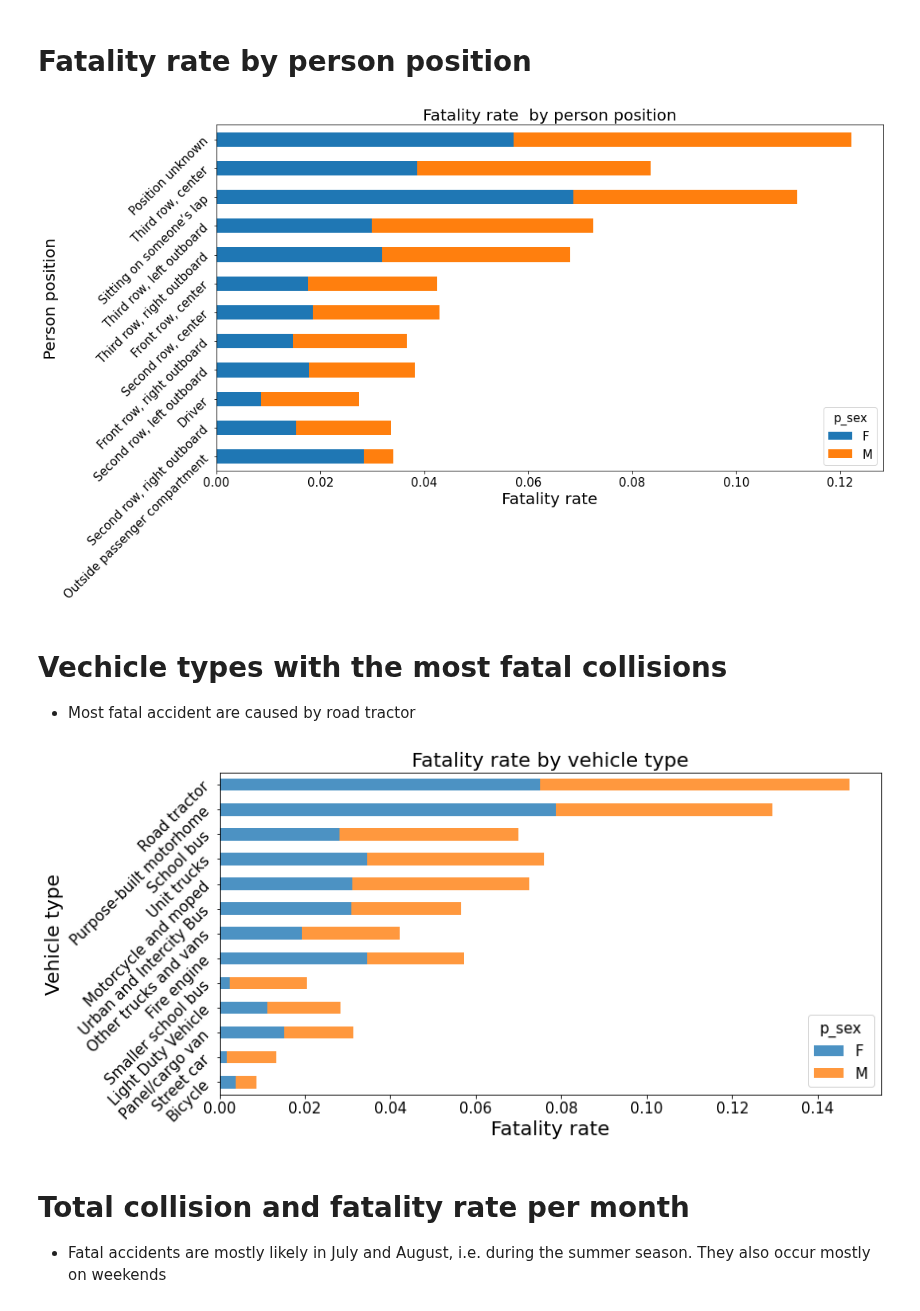
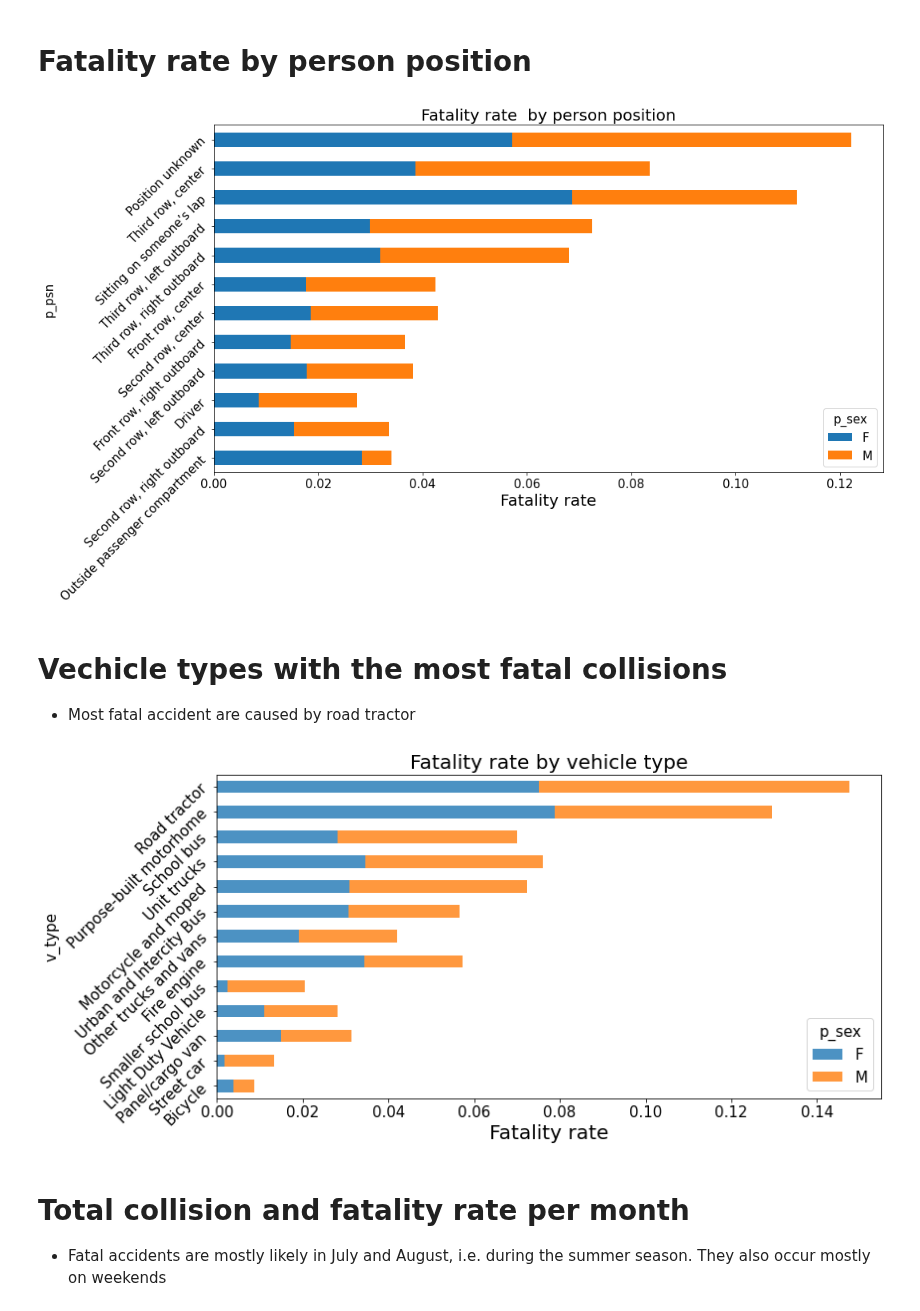
Before and after one commit to Owerre/imbalanced-learning, a Jupyter notebook: canada-collision/notebooks/03-eda.ipynb, the cells around one changed output. Cells and saved outputs as stored; diff of their text form; code cells hidden in the pictures.

```diff
--- a/canada-collision/notebooks/03-eda.ipynb
+++ b/canada-collision/notebooks/03-eda.ipynb
@@ -329,15 +341,15 @@ plt.savefig('../image/fig1c.png')
 # %%
 #  Plot figure
 table_year = df.pivot_table('class', index = 'p_psn', columns = 'p_sex', aggfunc = 'mean')
 table_year.sort_values(by =['M']).plot(kind = 'barh', stacked = True,figsize = (15,8))
 
 plt.xlabel('Fatality rate', fontsize = 20)
-plt.ylabel('Person position', fontsize = 20)
+# plt.ylabel('Person position', fontsize = 20)
 plt.title('Fatality rate  by person position', fontsize = 20)
 plt.yticks(rotation = 45)
 plt.savefig('../image/fig_p.png')
 # %% [output]
-[figure, old version]
+[figure, new version]
 # %% [markdown]
 # Vechicle types with the most fatal collisions
 - Most fatal accident are caused by road tractor
@@ -346,14 +358,14 @@ plt.savefig('../image/fig_p.png')
 table_vtype = df.pivot_table('class', index = 'v_type', columns = 'p_sex', aggfunc = 'mean')
 table_vtype.sort_values(by =['M']).plot(kind = 'barh', stacked = True,figsize = (12,6), alpha =0.8)
 
-plt.ylabel('Vehicle type', fontsize=20)
+# plt.ylabel('Vehicle type', fontsize=20)
 plt.xlabel('Fatality rate', fontsize=20)
 plt.legend(loc= 'lower right', title = 'p_sex')
 plt.title('Fatality rate by vehicle type', fontsize=20)
 plt.yticks(rotation = 45)
 plt.savefig('../image/fig6.pdf')
 # %% [output]
-[figure, old version]
+[figure, new version]
 # %% [markdown]
 # Total collision and fatality rate per month
 - Fatal accidents are mostly likely in July and August, i.e. during the summer season. They also occur mostly on weekends
```
Also changed, not shown: parts of 16 cells of this notebook, 10 other files.
